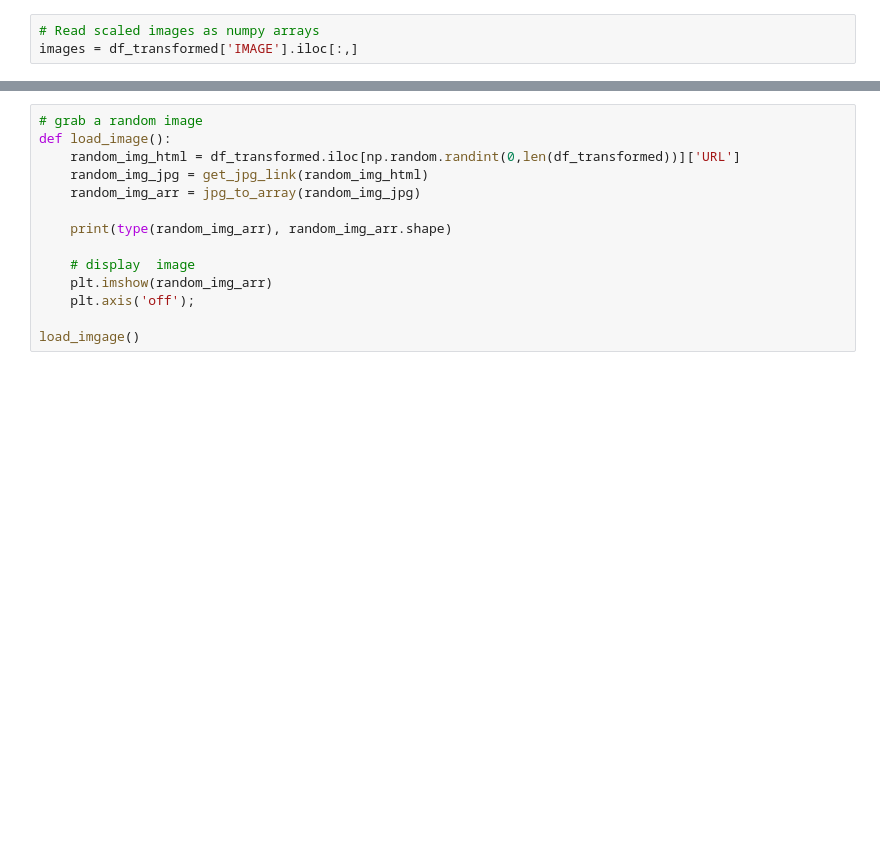
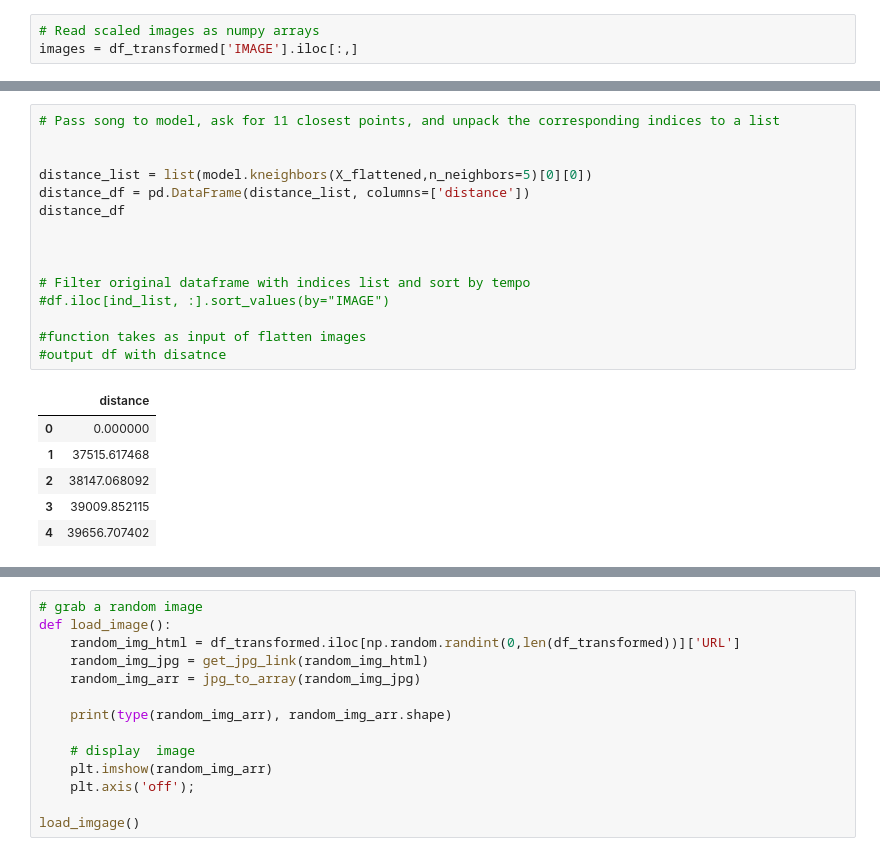
Before and after one commit to seve-26/vincentvanbot, a Jupyter notebook: notebooks/data-retrieval/wga-dataset-julia.ipynb, the cells around one changed output, grey strips where cells are left out. Drawn from its saved outputs; the diff is of its cells as text; blank space fills up the shorter version.

```diff
--- a/notebooks/data-retrieval/wga-dataset-julia.ipynb
+++ b/notebooks/data-retrieval/wga-dataset-julia.ipynb
@@ -142,0 +157,22 @@ TypeError: list indices must be integers or slices, not tuple
+# %%
+# Pass song to model, ask for 11 closest points, and unpack the corresponding indices to a list
+
+
+distance_list = list(model.kneighbors(X_flattened,n_neighbors=5)[0][0])
+distance_df = pd.DataFrame(distance_list, columns=['distance'])
+distance_df
+
+
+
+# Filter original dataframe with indices list and sort by tempo
+#df.iloc[ind_list, :].sort_values(by="IMAGE")
+
+#function takes as input of flatten images
+#output df with disatnce
+# %% [output]
+|  | distance |
+| 0 | 0.000000 |
+| 1 | 37515.617468 |
+| 2 | 38147.068092 |
+| 3 | 39009.852115 |
+| 4 | 39656.707402 |
```
Also changed, not shown: parts of 16 cells of this notebook.
